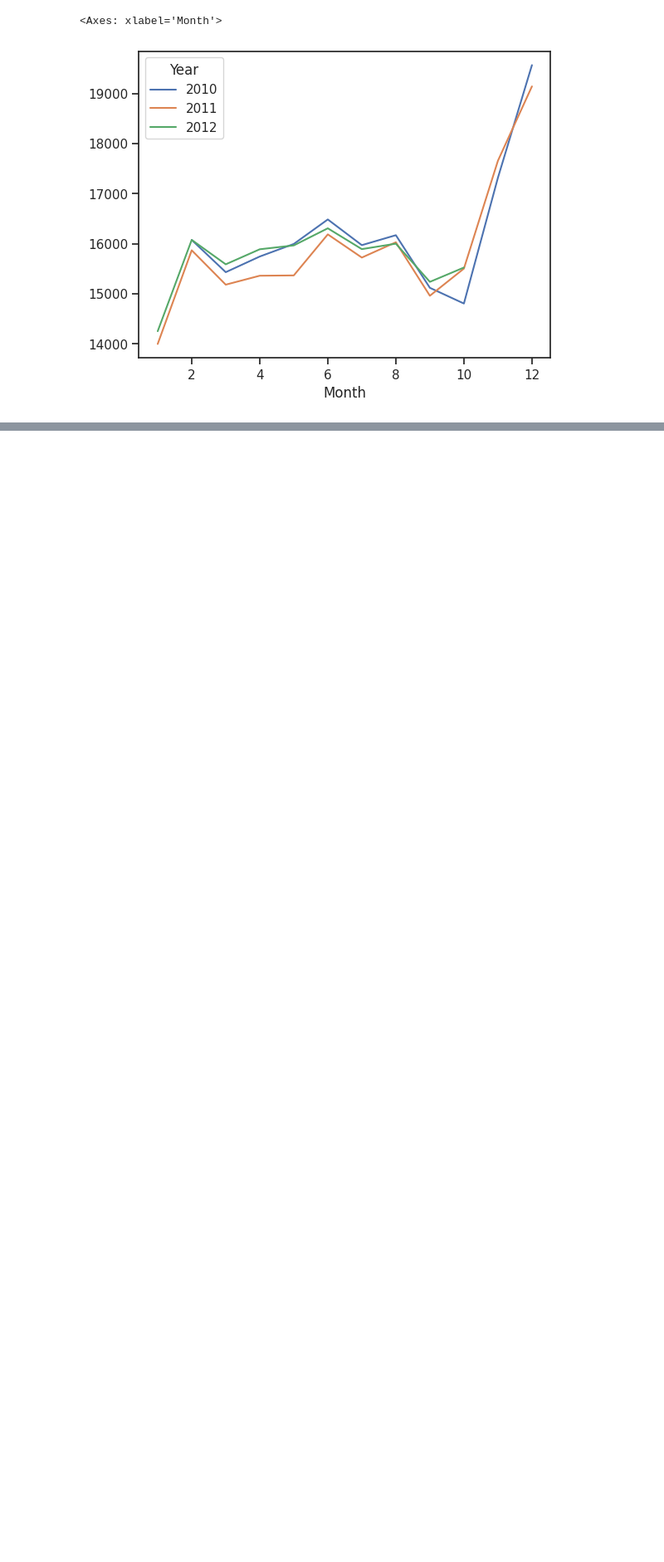
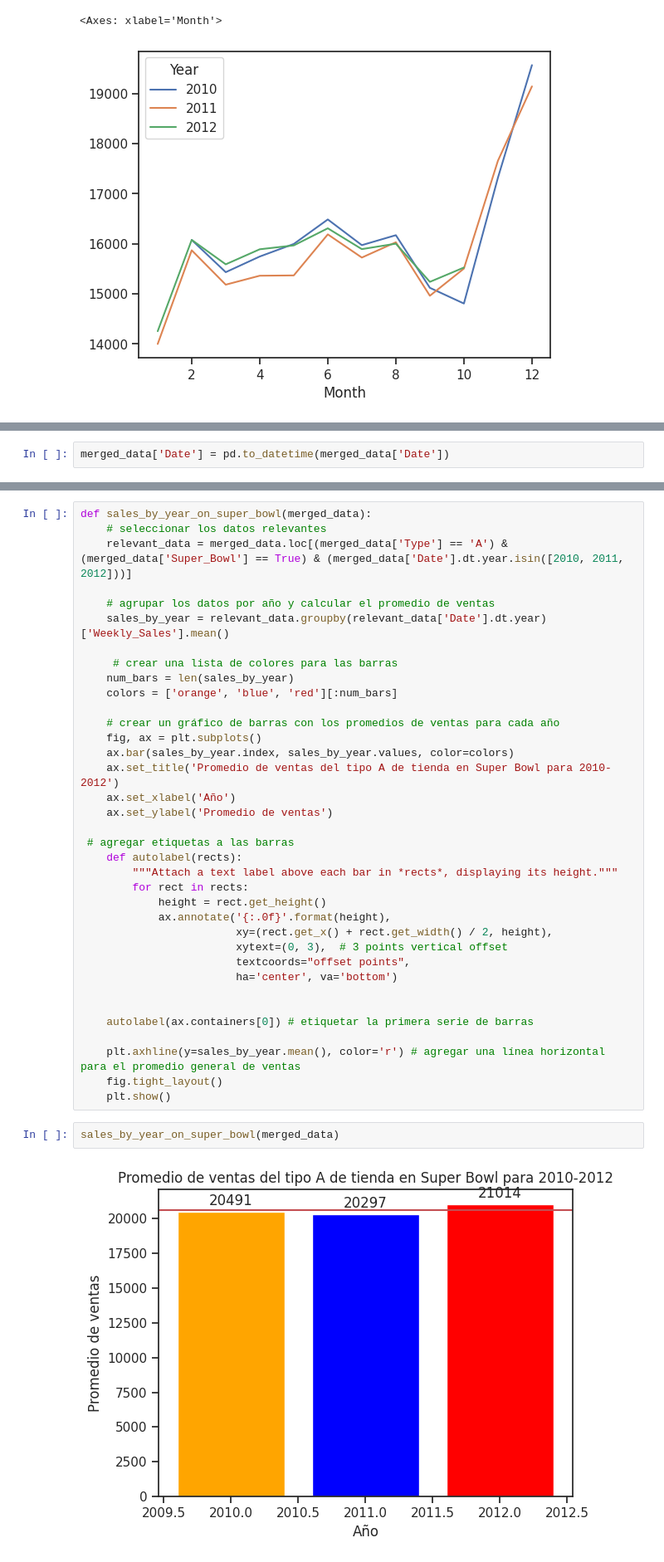
Before and after one commit to gina13mnsr/Walmart_forecasting_G8, a Jupyter notebook: codigo2.ipynb, the cells around one changed output, grey strips where cells are left out. Shown at 83% size. Cells and saved outputs as stored; diff of their text form; blank space fills up the shorter version.

```diff
--- a/codigo2.ipynb
+++ b/codigo2.ipynb
@@ -901,0 +940,2 @@ De la anterior grafica podemos observar que
+# %%
+merged_data['Date'] = pd.to_datetime(merged_data['Date'])
@@ -901,0 +944,40 @@ De la anterior grafica podemos observar que
+# %%
+def sales_by_year_on_super_bowl(merged_data):
+    # seleccionar los datos relevantes
+    relevant_data = merged_data.loc[(merged_data['Type'] == 'A') & (merged_data['Super_Bowl'] == True) & (merged_data['Date'].dt.year.isin([2010, 2011, 2012]))]
+
+    # agrupar los datos por año y calcular el promedio de ventas
+    sales_by_year = relevant_data.groupby(relevant_data['Date'].dt.year)['Weekly_Sales'].mean()
+
+     # crear una lista de colores para las barras
+    num_bars = len(sales_by_year)
+    colors = ['orange', 'blue', 'red'][:num_bars]
+
+    # crear un gráfico de barras con los promedios de ventas para cada año
+    fig, ax = plt.subplots()
+    ax.bar(sales_by_year.index, sales_by_year.values, color=colors)
+    ax.set_title('Promedio de ventas del tipo A de tienda en Super Bowl para 2010-2012')
+    ax.set_xlabel('Año')
+    ax.set_ylabel('Promedio de ventas')
+
+ # agregar etiquetas a las barras
+    def autolabel(rects):
+        """Attach a text label above each bar in *rects*, displaying its height."""
+        for rect in rects:
+            height = rect.get_height()
+            ax.annotate('{:.0f}'.format(height),
+                        xy=(rect.get_x() + rect.get_width() / 2, height),
+                        xytext=(0, 3),  # 3 points vertical offset
+                        textcoords="offset points",
+                        ha='center', va='bottom')
+
+
+    autolabel(ax.containers[0]) # etiquetar la primera serie de barras
+
+    plt.axhline(y=sales_by_year.mean(), color='r') # agregar una línea horizontal para el promedio general de ventas
+    fig.tight_layout()
+    plt.show()
+# %%
+sales_by_year_on_super_bowl(merged_data)
+# %% [output]
+[figure, added]
```
Also changed, not shown: parts of 102 cells of this notebook.
